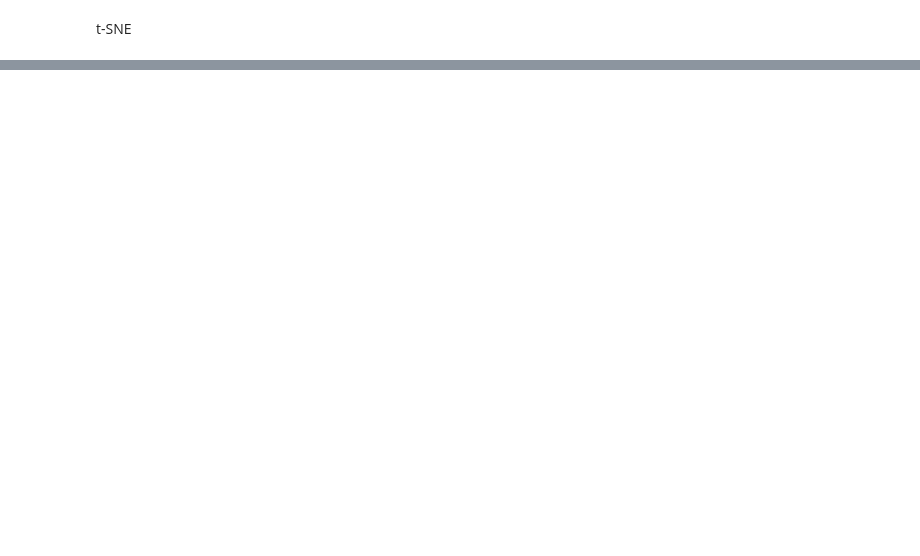
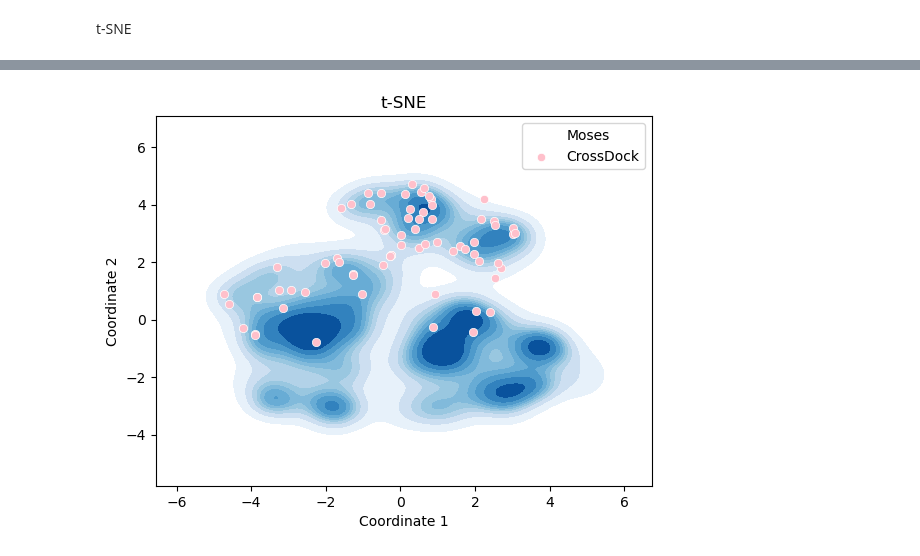
Before and after one commit to HaotianZhangAI4Science/AI-Physics-DrugDiscovery, a Jupyter notebook: chemical_space/pca_tsne/pca_and_tsne.ipynb, the cells around one changed output, grey strips where cells are left out. Cells and saved outputs as stored; diff of their text form; code cells hidden in the pictures; blank space fills up the shorter version.

```diff
--- a/chemical_space/pca_tsne/pca_and_tsne.ipynb
+++ b/chemical_space/pca_tsne/pca_and_tsne.ipynb
@@ -150,0 +205,24 @@ plt.show()
+# %%
+import matplotlib.pyplot as plt
+
+# Assuming crds_df is a pandas DataFrame
+
+
+fig, ax = plt.subplots()
+
+sns.kdeplot(moses_transformed_new[:,0], moses_transformed_new[:,1], cmap="Blues", shade=True, shade_lowest=False, ax=ax, label='Moses')
+
+# Plotting KDE for cross_dock_2 dataset
+# sns.kdeplot(cross_dock_2[:,0], cross_dock_2[:,1], cmap="Reds", shade=True, shade_lowest=False, ax=ax, label='CrossDock')
+ax.scatter(new_coords[:,0], new_coords[:,1], color='pink', edgecolor='white', linewidths=0.5, label='CrossDock')
+
+# Setting labels, title, and legend
+ax.set_xlabel("Coordinate 1")
+ax.set_ylabel("Coordinate 2")
+ax.set_title("t-SNE")
+ax.legend()
+
+# Display the plot
+plt.show()
+# %% [output]
+[figure, added]
```
Also changed, not shown: parts of 4 cells of this notebook, 3 other files.
